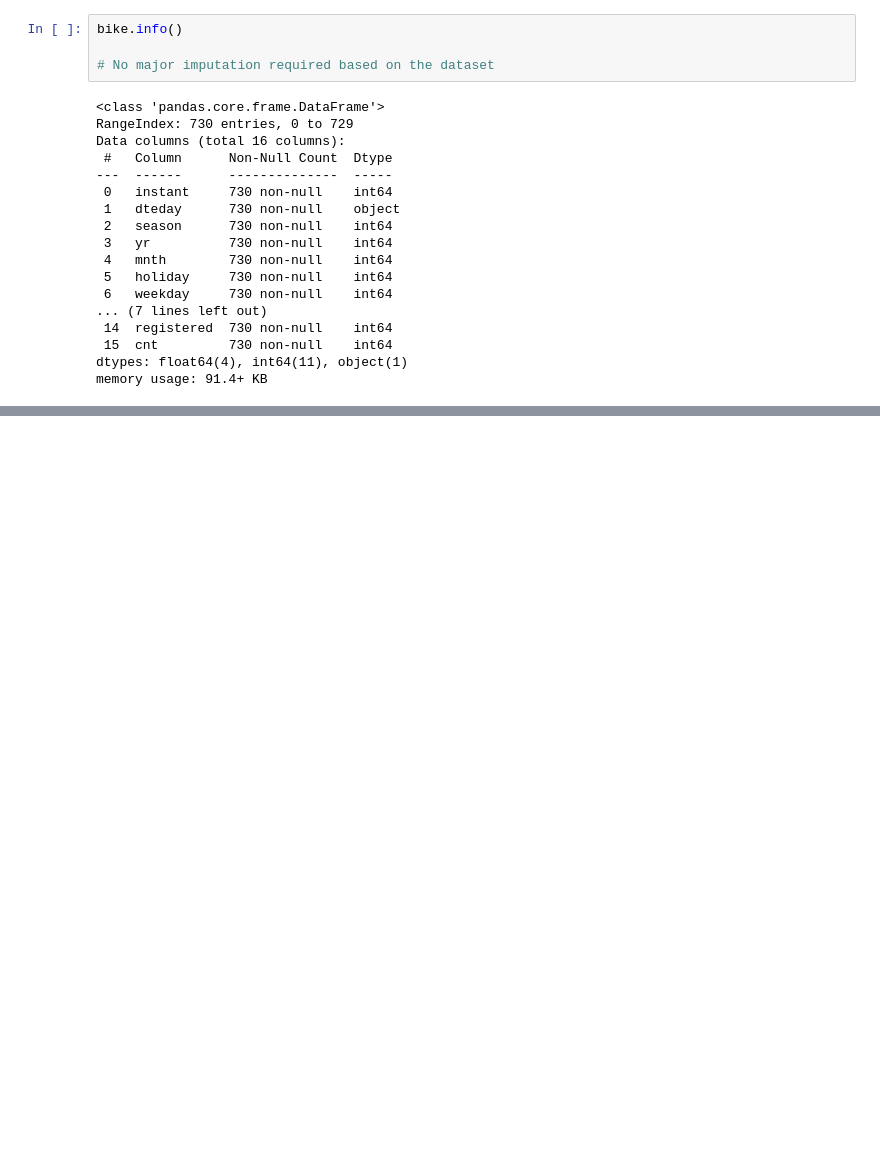
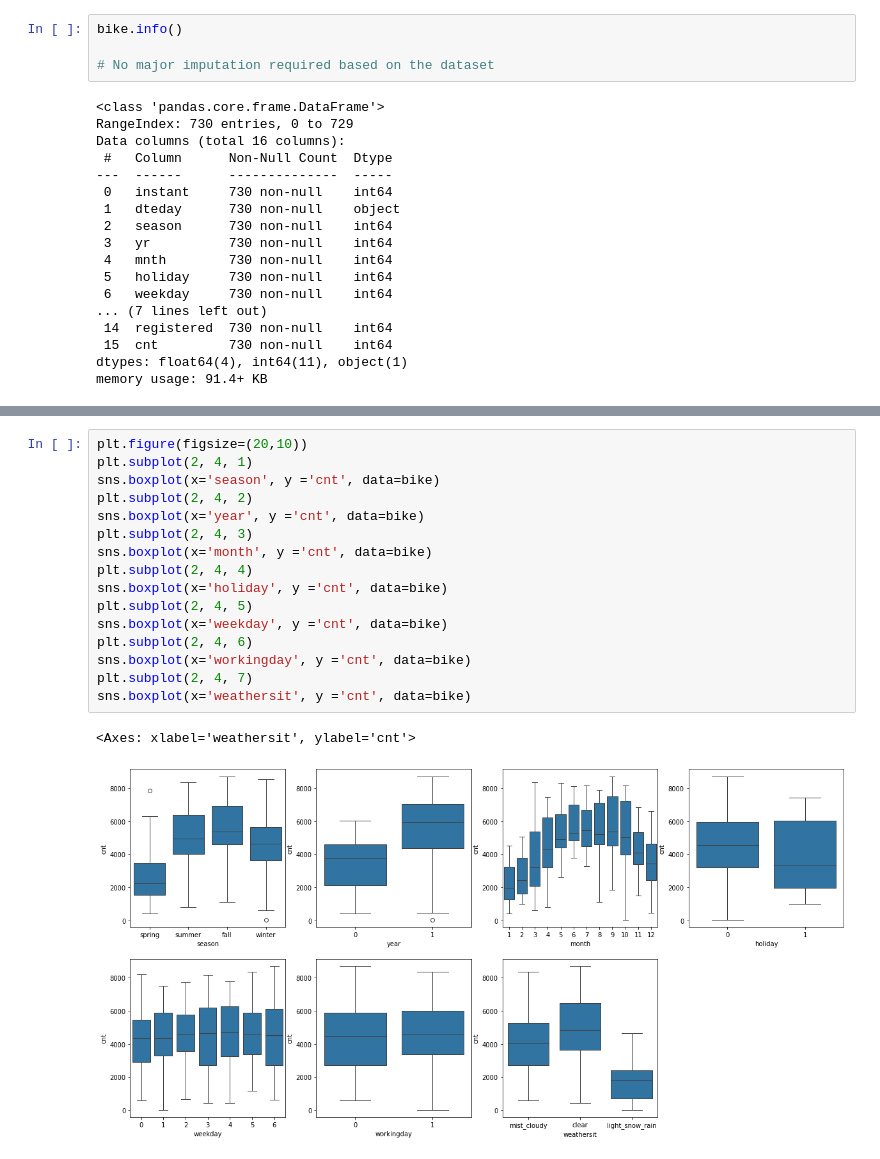
Before and after one commit to rajeshraoj/bike_rides, a Jupyter notebook: bikes_linear_regression.ipynb, the cells around one changed output, grey strips where cells are left out. Cells and saved outputs as stored; diff of their text form; blank space fills up the shorter version.

```diff
--- a/bikes_linear_regression.ipynb
+++ b/bikes_linear_regression.ipynb
@@ -68,0 +125,19 @@ bike.describe()
+# %%
+plt.figure(figsize=(20,10))
+plt.subplot(2, 4, 1)
+sns.boxplot(x='season', y ='cnt', data=bike)
+plt.subplot(2, 4, 2)
+sns.boxplot(x='year', y ='cnt', data=bike)
+plt.subplot(2, 4, 3)
+sns.boxplot(x='month', y ='cnt', data=bike)
+plt.subplot(2, 4, 4)
+sns.boxplot(x='holiday', y ='cnt', data=bike)
+plt.subplot(2, 4, 5)
+sns.boxplot(x='weekday', y ='cnt', data=bike)
+plt.subplot(2, 4, 6)
+sns.boxplot(x='workingday', y ='cnt', data=bike)
+plt.subplot(2, 4, 7)
+sns.boxplot(x='weathersit', y ='cnt', data=bike)
+# %% [output]
+<Axes: xlabel='weathersit', ylabel='cnt'>
+[figure, added]
```
Also changed, not shown: parts of 13 cells of this notebook.
